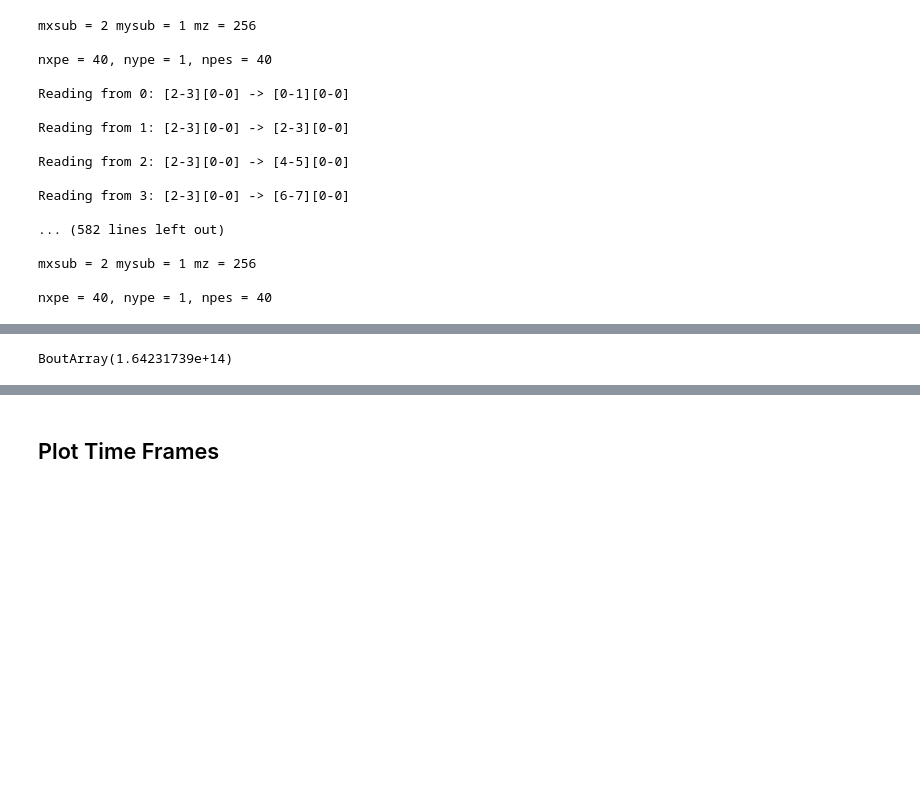
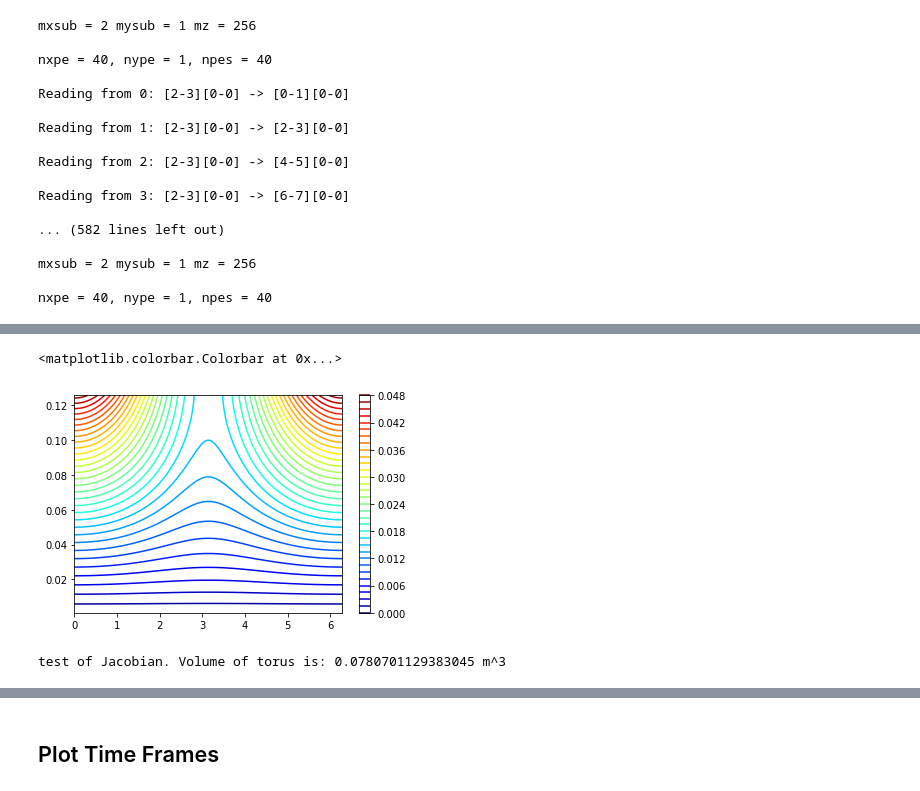
Before and after one commit to runehoejlund/north-simulation, a Jupyter notebook: data_analysis_energy.ipynb, the cells around one changed output, grey strips where cells are left out. Cells and saved outputs as stored; diff of their text form; code cells hidden in the pictures; blank space fills up the shorter version.

```diff
--- a/data_analysis_energy.ipynb
+++ b/data_analysis_energy.ipynb
@@ -107,3 +111,4 @@ nxpe = 40, nype = 1, npes = 40
 # %%
 thetas = np.linspace(0, 2 * np.pi, nz_inner)
 rhos = np.linspace(Lx/(2*nx_inner), Lx+Lx/(2*nx_inner), nx_inner)
+t = par['t_array']/oci
@@ -129,15 +142,19 @@ plt.contour(thetas, rhos, J(mesh_thetas, mesh_rhos), 40)
+# %%
+plt.contour(thetas, rhos, Jfun(mesh_t, mesh_rhos, mesh_thetas)[0, :, :], 40, cmap='jet')
+plt.colorbar()
+# %% [output]
+<matplotlib.colorbar.Colorbar at 0x...>
+[figure, added]
+# %%
+volume = 2*np.pi*np.trapz(np.trapz(Jfun(mesh_t, mesh_rhos, mesh_thetas)[0,:,:], rhos, axis=0), thetas, axis=0)
+print('test of Jacobian. Volume of torus is: ' + str(volume) + ' m^3')
+# %% [output]
+test of Jacobian. Volume of torus is: 0.0780701129383045 m^3
 # %%
-def energy(dmp_nr):
-    n_field_data = data['n'].squeeze()
-    T_field_data = data['T'].squeeze()
-    n = n_field_data[dmp_nr, :, :]*n0
-    T = T_field_data[dmp_nr, :, :]*Te0
+def energy():
+    n = data['n'].squeeze()*n0
+    T = data['T'].squeeze()*Te0
+    J = Jfun(mesh_t, mesh_rhos, mesh_thetas)
+    return 2*np.pi*np.trapz(np.trapz(J*n*T, rhos, axis=1), thetas, axis=1)
 
-    assert np.round(np.log10(n[0, 0])) == 15
-    Jfun = lambda theta, r: np.abs(r*(R + r*np.cos(theta)))
-    J = Jfun(mesh_thetas, mesh_rhos)
-    return np.trapz(np.trapz(J*n*T, rhos, axis=0), thetas, axis=0)
-
-energy(20)
+E = energy()
-# %% [output]
-BoutArray(1.64231739e+14)
```
Also changed, not shown: parts of 8 cells of this notebook, 1 other file.
